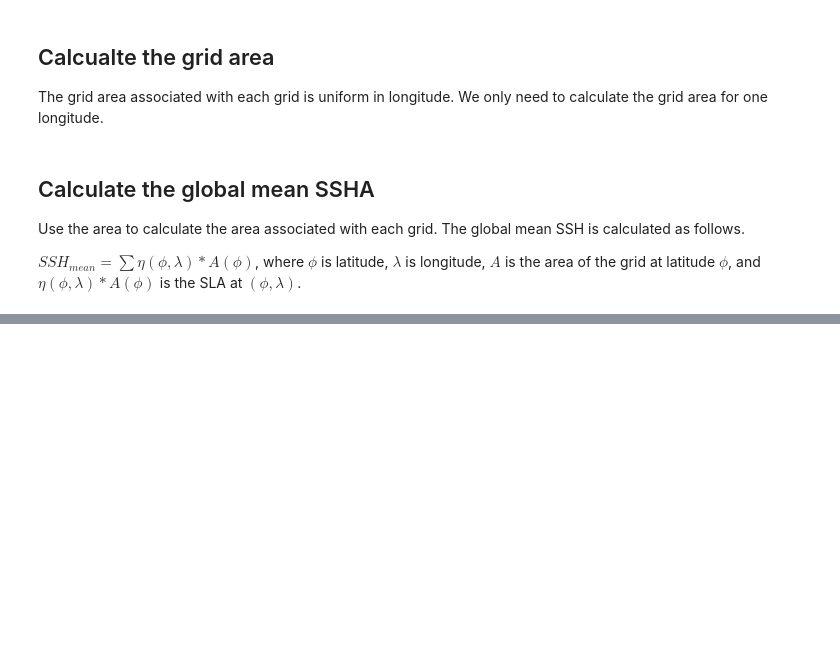
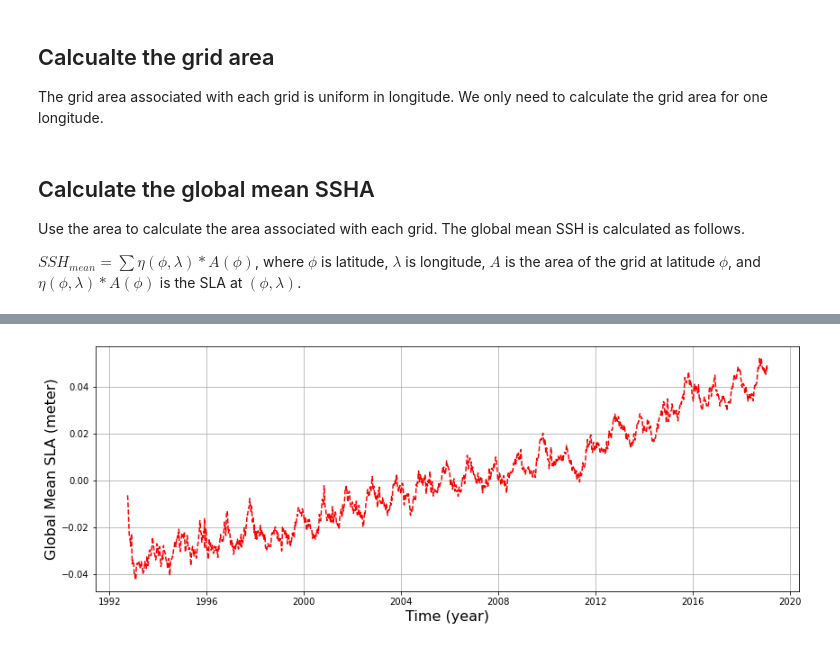
Before and after one commit to podaac/the-coding-club, a Jupyter notebook: notebooks/MEaSUREs-SSH-dask.ipynb, the cells around one changed output, grey strips where cells are left out. Cells and saved outputs as stored; diff of their text form; code cells hidden in the pictures; blank space fills up the shorter version.

```diff
--- a/notebooks/MEaSUREs-SSH-dask.ipynb
+++ b/notebooks/MEaSUREs-SSH-dask.ipynb
@@ -126,8 +159,6 @@ client
 result=[]
 
 for fn in fns:
-    result.append(delayed(calc_mean)(fn,s3sys) )
+    result.append(delayed(global_mean)(fn,s3sys,ssh_area) )
 
 output=np.array(compute(result)).squeeze()
-
-plt.plot(time,output)
@@ -135,0 +168,8 @@ client.shutdown()
+# %%
+plt.figure(figsize=(14,5))
+plt.plot(time,output,'r--')
+plt.xlabel('Time (year)',fontsize=16)
+plt.ylabel('Global Mean SLA (meter)',fontsize=16)
+plt.grid(True)
+# %% [output]
+[figure, added]
```
Also changed, not shown: parts of 15 cells of this notebook.
